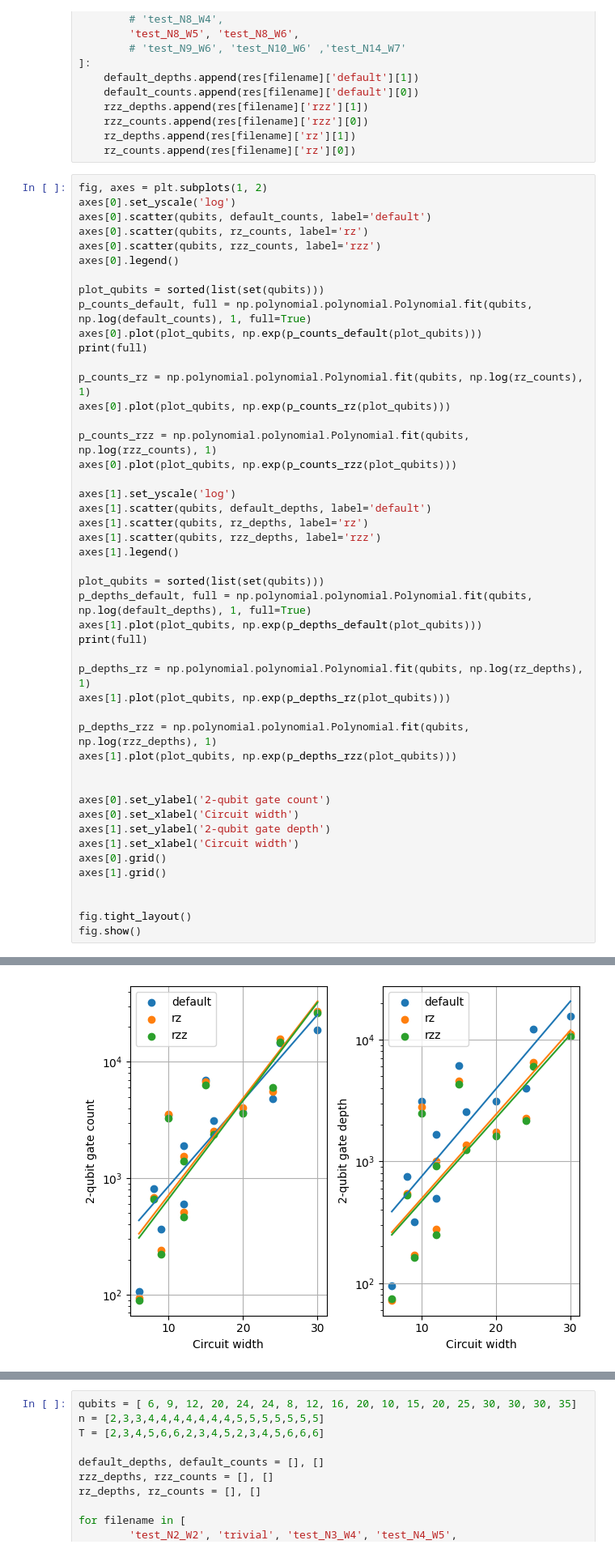
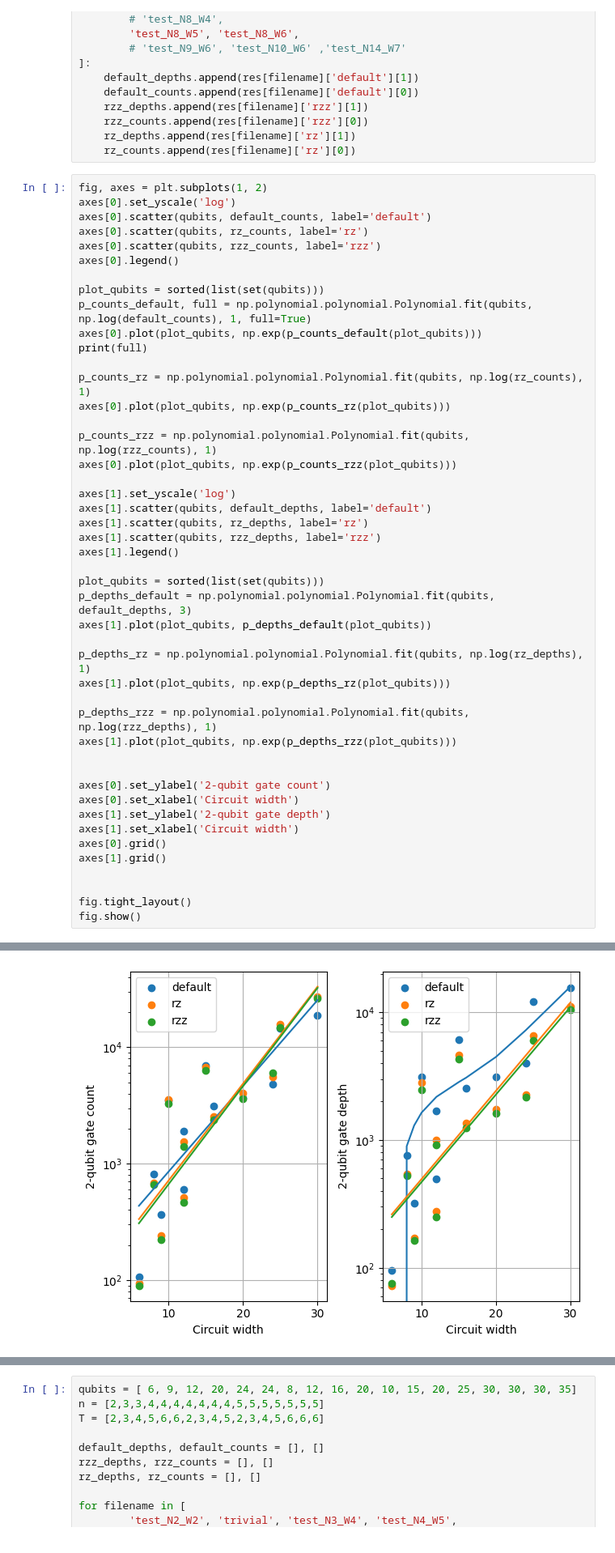
Before and after one commit to JoshCudby/quantum_pangenomics, a Jupyter notebook: qiskit_simulation/notebooks/plot_circuit_depths.ipynb, the cells around one changed output, grey strips where cells are left out. Shown at 81% size. Cells and saved outputs as stored; diff of their text form.

```diff
--- a/qiskit_simulation/notebooks/plot_circuit_depths.ipynb
+++ b/qiskit_simulation/notebooks/plot_circuit_depths.ipynb
@@ -69,9 +69,8 @@ axes[1].scatter(qubits, rzz_depths, label='rzz')
 axes[1].legend()
 
 plot_qubits = sorted(list(set(qubits)))
-p_depths_default, full = np.polynomial.polynomial.Polynomial.fit(qubits, np.log(default_depths), 1, full=True)
-axes[1].plot(plot_qubits, np.exp(p_depths_default(plot_qubits)))
-print(full)
+p_depths_default = np.polynomial.polynomial.Polynomial.fit(qubits, default_depths, 3)
+axes[1].plot(plot_qubits, p_depths_default(plot_qubits))
 
 p_depths_rz = np.polynomial.polynomial.Polynomial.fit(qubits, np.log(rz_depths), 1)
 axes[1].plot(plot_qubits, np.exp(p_depths_rz(plot_qubits)))
@@ -96 +94 @@ fig.show()
-[figure, old version]
+[figure, new version]
```
Also changed, not shown: parts of 4 cells of this notebook, 4 other files.
